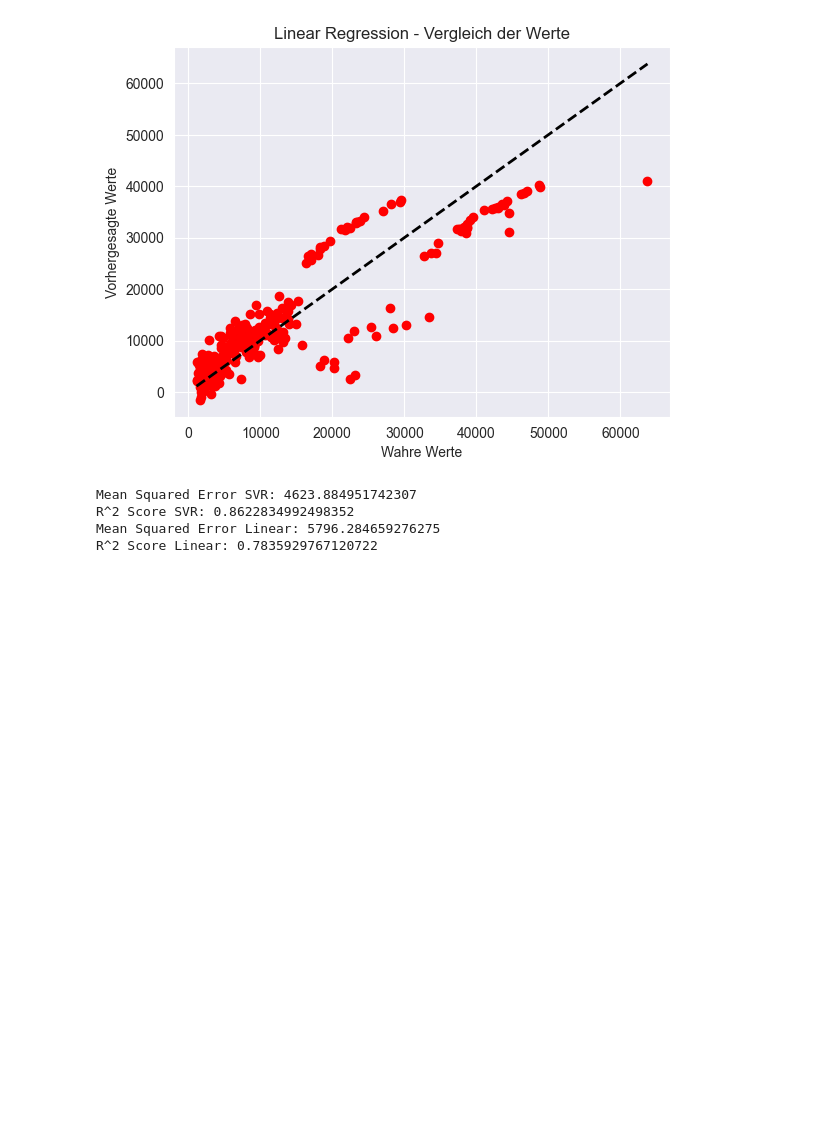
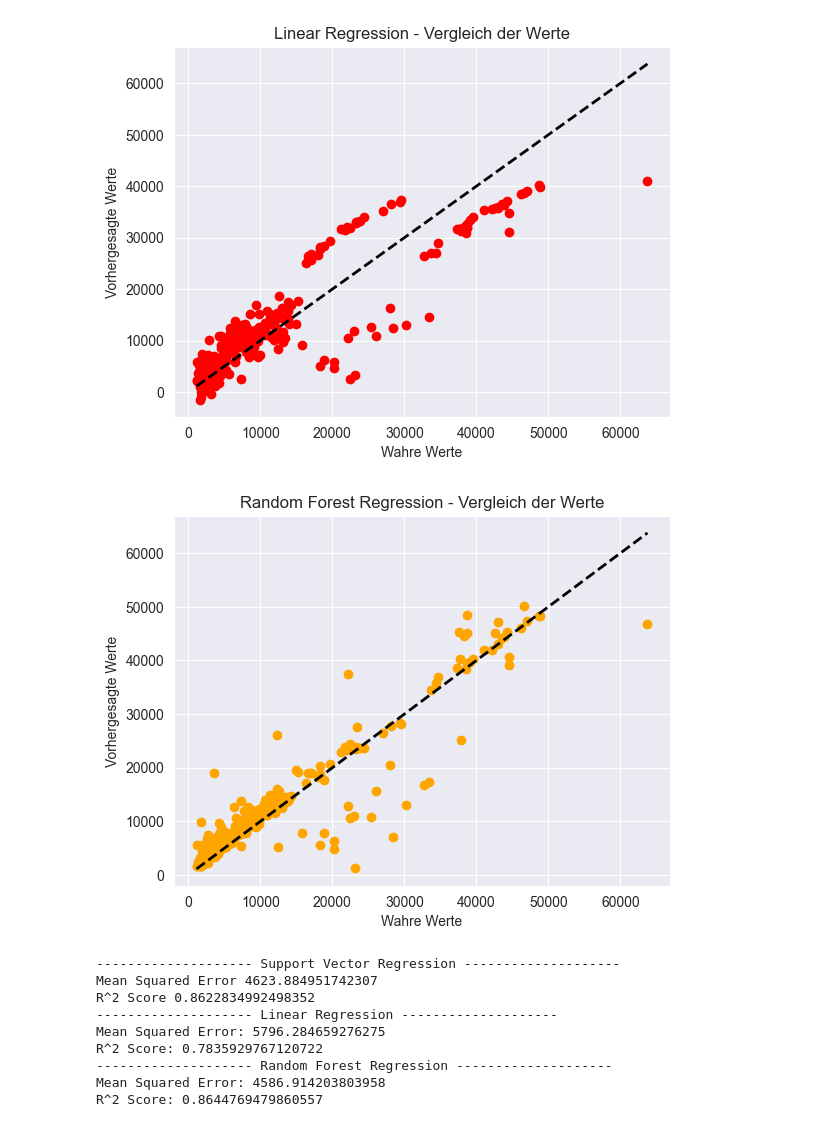
Before and after one commit to raaamk/ML_SoSe24, a Jupyter notebook: src/Assignments/Group Project/Medical Treatment Cost Estimation.ipynb, the cells around one changed output. Drawn from its saved outputs; the diff is of its cells as text; code cells hidden in the pictures; blank space fills up the shorter version.

```diff
--- a/src/Assignments/Group Project/Medical Treatment Cost Estimation.ipynb
+++ b/src/Assignments/Group Project/Medical Treatment Cost Estimation.ipynb
@@ -240,7 +241,9 @@ from sklearn.linear_model import LinearRegression
 
 SVR_reg = SVR(kernel='rbf')
 Linear_reg = LinearRegression()
+rf_reg = RandomForestRegressor()
 
 Linear_reg.fit(x_train, y_train)
 SVR_reg.fit(x_train, y_train)
+rf_reg.fit(x_train, y_train)
 # %% [output]
@@ -251,10 +254,12 @@ from sklearn.metrics import mean_squared_error, r2_score
 
 y_pred_svr = scaler.inverse_transform(SVR_reg.predict(x_test).reshape(-1, 1)).flatten()
 y_pred_Lin = scaler.inverse_transform(Linear_reg.predict(x_test).reshape(-1, 1)).flatten()
+y_pred_rf = scaler.inverse_transform(rf_reg.predict(x_test).reshape(-1, 1)).flatten()
 
 # RMSE berechnen
 rmse_svr = np.sqrt(mean_squared_error(y_test, y_pred_svr))
 rmse_Lin = np.sqrt(mean_squared_error(y_test, y_pred_Lin))
+rmse_rf = np.sqrt(mean_squared_error(y_test, y_pred_rf))
 # %%
 from matplotlib import pyplot as plt
 
@@ -275,13 +280,32 @@ plt.title('Linear Regression - Vergleich der Werte')
 plt.show()
 # %% [output]
 [figure]
+# %%
+plt.scatter(y_test, y_pred_rf, color='orange', label='Vorhergesagte Werte')
+plt.plot([y_test.min(), y_test.max()], [y_test.min(), y_test.max()], 'k--', lw=2, label='Ideal')
+plt.xlabel('Wahre Werte')
+plt.ylabel('Vorhergesagte Werte')
+plt.title('Random Forest Regression - Vergleich der Werte')
+plt.show()
+# %% [output]
+[figure, added]
 # %%
-print("Mean Squared Error SVR:", rmse_svr)
-print("R^2 Score SVR:", r2_score(y_test, y_pred_svr))
-print("Mean Squared Error Linear:", rmse_Lin)
-print("R^2 Score Linear:", r2_score(y_test, y_pred_Lin))
+print("-------------------- Support Vector Regression --------------------")
+print("Mean Squared Error", rmse_svr)
+print("R^2 Score", r2_score(y_test, y_pred_svr))
+print("-------------------- Linear Regression --------------------")
+print("Mean Squared Error:", rmse_Lin)
+print("R^2 Score:", r2_score(y_test, y_pred_Lin))
+print("-------------------- Random Forest Regression --------------------")
+print("Mean Squared Error:", rmse_rf)
+print("R^2 Score:", r2_score(y_test, y_pred_rf))
 # %% [output]
-Mean Squared Error SVR: 4623.884951742307
-R^2 Score SVR: 0.8622834992498352
-Mean Squared Error Linear: 5796.284659276275
-R^2 Score Linear: 0.7835929767120722
+-------------------- Support Vector Regression --------------------
+Mean Squared Error 4623.884951742307
+R^2 Score 0.8622834992498352
+-------------------- Linear Regression --------------------
+Mean Squared Error: 5796.284659276275
+R^2 Score: 0.7835929767120722
+-------------------- Random Forest Regression --------------------
+Mean Squared Error: 4586.914203803958
+R^2 Score: 0.8644769479860557
```
Also changed, not shown: parts of 2 cells of this notebook.
